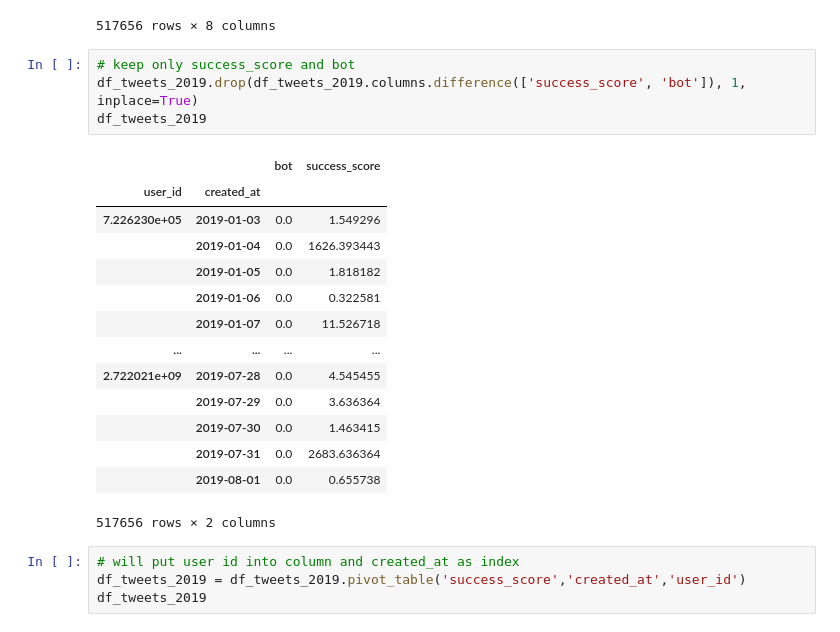
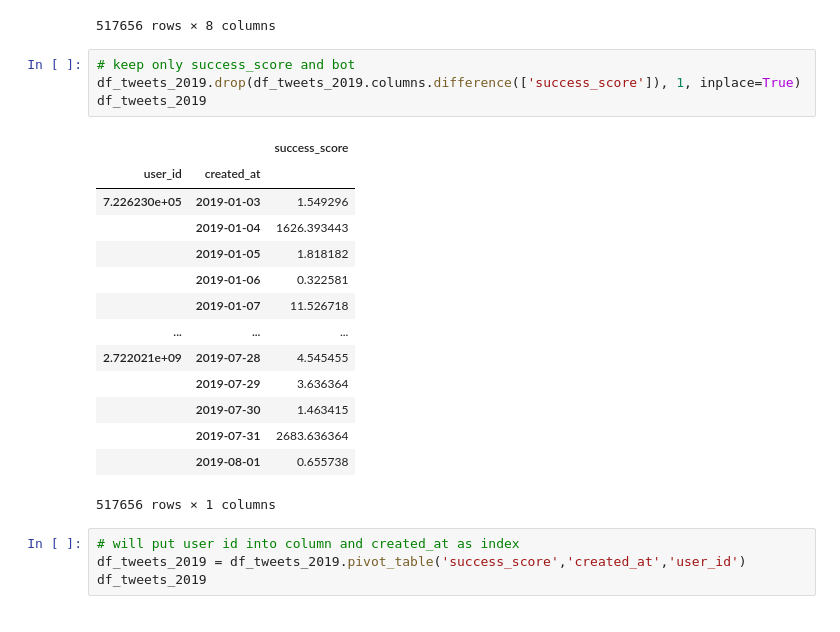
Before and after one commit to domferr/Data-Mining, a Jupyter notebook: Notebooks/8 Time Series.ipynb, the cells around one changed output. Cells and saved outputs as stored; diff of their text form.

```diff
--- a/Notebooks/8 Time Series.ipynb
+++ b/Notebooks/8 Time Series.ipynb
@@ -184,23 +185,23 @@ df_tweets_2019
 517656 rows × 8 columns
 # %%
 # keep only success_score and bot
-df_tweets_2019.drop(df_tweets_2019.columns.difference(['success_score', 'bot']), 1, inplace=True)
+df_tweets_2019.drop(df_tweets_2019.columns.difference(['success_score']), 1, inplace=True)
 df_tweets_2019
 # %% [output]
-|  |  | bot | success_score |
-| user_id | created_at |  |  |
-| 7.226230e+05 | 2019-01-03 | 0.0 | 1.549296 |
-|  | 2019-01-04 | 0.0 | 1626.393443 |
-|  | 2019-01-05 | 0.0 | 1.818182 |
-|  | 2019-01-06 | 0.0 | 0.322581 |
-|  | 2019-01-07 | 0.0 | 11.526718 |
-| ... | ... | ... | ... |
-| 2.722021e+09 | 2019-07-28 | 0.0 | 4.545455 |
-|  | 2019-07-29 | 0.0 | 3.636364 |
-|  | 2019-07-30 | 0.0 | 1.463415 |
-|  | 2019-07-31 | 0.0 | 2683.636364 |
-|  | 2019-08-01 | 0.0 | 0.655738 |
+|  |  | success_score |
+| user_id | created_at |  |
+| 7.226230e+05 | 2019-01-03 | 1.549296 |
+|  | 2019-01-04 | 1626.393443 |
+|  | 2019-01-05 | 1.818182 |
+|  | 2019-01-06 | 0.322581 |
+|  | 2019-01-07 | 11.526718 |
+| ... | ... | ... |
+| 2.722021e+09 | 2019-07-28 | 4.545455 |
+|  | 2019-07-29 | 3.636364 |
+|  | 2019-07-30 | 1.463415 |
+|  | 2019-07-31 | 2683.636364 |
+|  | 2019-08-01 | 0.655738 |
-517656 rows × 2 columns
+517656 rows × 1 columns
 # %%
 # will put user id into column and created_at as index
 df_tweets_2019 = df_tweets_2019.pivot_table('success_score','created_at','user_id')
```
Also changed, not shown: parts of 33 cells of this notebook.
